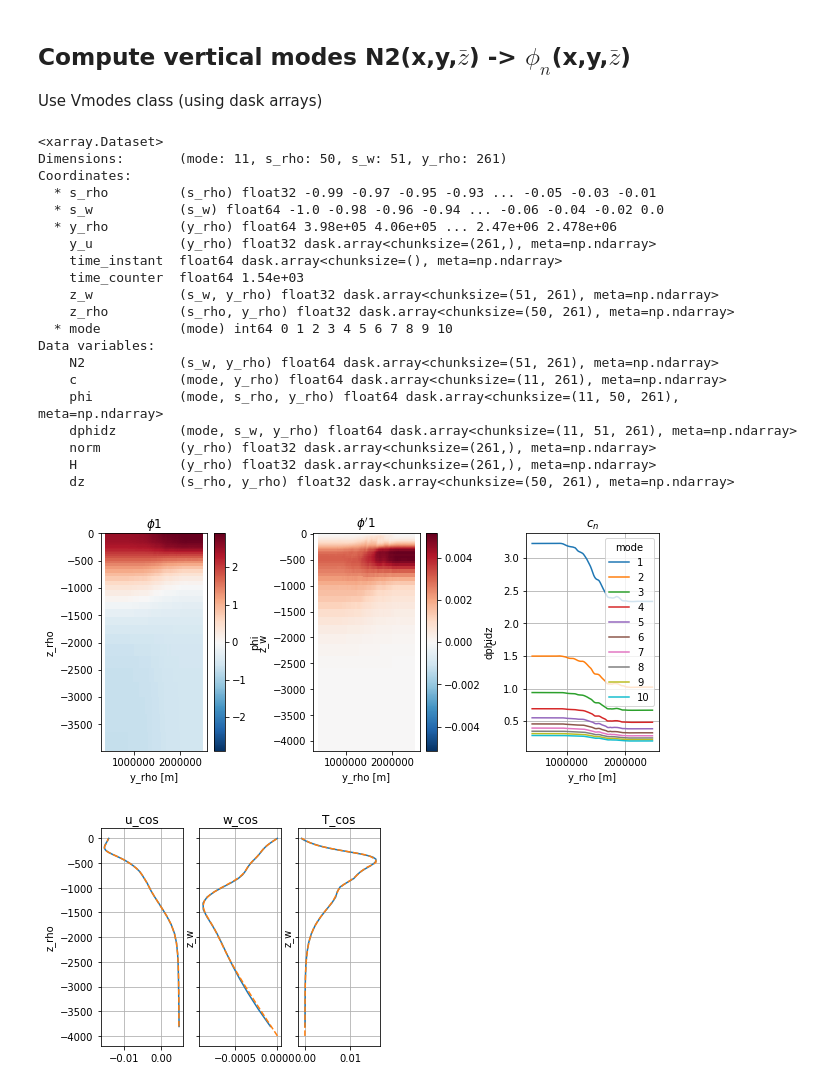
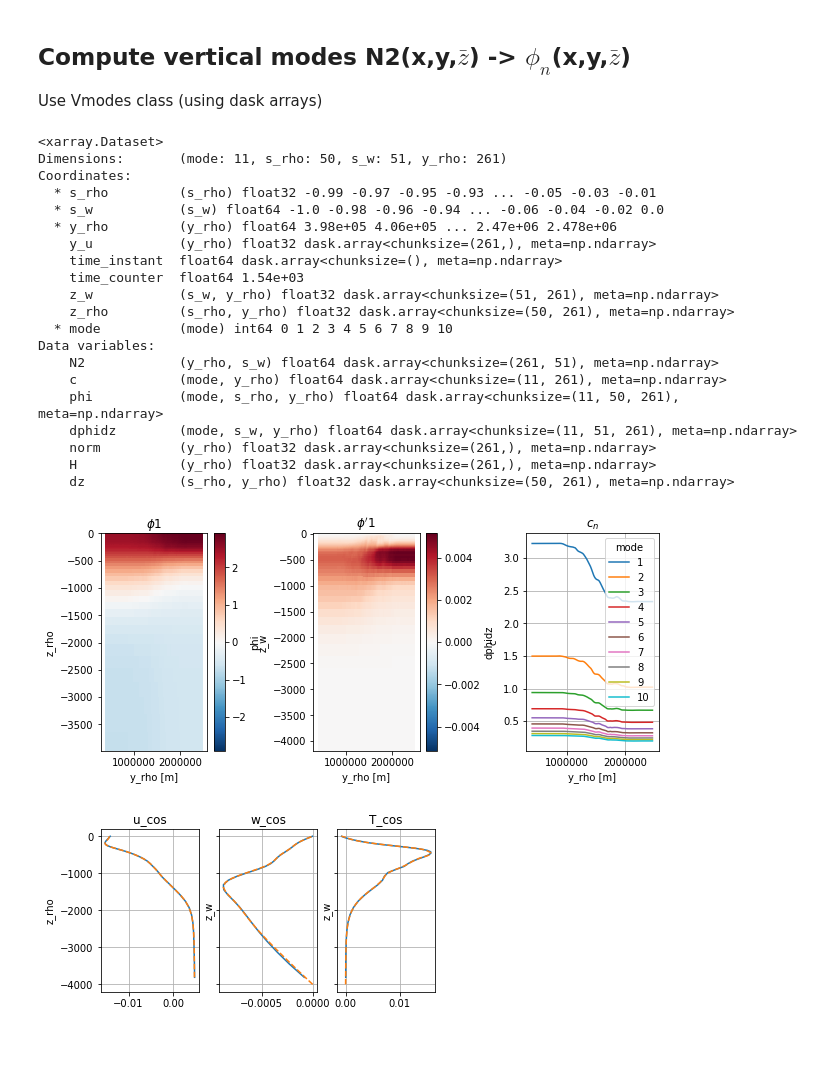
Before and after one commit to slgentil/croco, a Jupyter notebook: tutorials/proj_modes.ipynb, the cells around one changed output. Cells and saved outputs as stored; diff of their text form; code cells hidden in the pictures; blank space fills up the shorter version.

Commit message:
finished projection and reconstruction methods with interpolation and alignment

```diff
--- a/tutorials/proj_modes.ipynb
+++ b/tutorials/proj_modes.ipynb
@@ -33,5 +33,5 @@ client
 # %%
-docal = False # load sub-dataset used in this example and compute mean state or load it from zar
+docal = True # load sub-dataset used in this example and compute mean state or load it from zar
 dosave = True if docal else False # change only first bool
 
 filename = "./proj_mode_data.p"
@@ -77,7 +77,7 @@ if docal:
 
 ### mean T and N2
     z_rho = r.get_z(zeta=ds.ssh_a, vgrid="r", hgrid="r")
-    T_mean = bib.z2zmoy(ds.T_a, z_rho, zr_mean).mean("x_rho") # interpolate on mean grid
+    T_mean = gop.interp2z(zr_mean, z_rho, ds.T_a).mean("x_rho") # interpolate on mean grid
     N2 = r.get_N2(T_mean, zr_mean).chunk({"s_w":-1}) # compute stratif
     N2 = N2.assign_coords(z_w=zw_mean).persist()
 
@@ -91,13 +91,14 @@ if docal:
     ### plot result
     fig, axs = plt.subplots(1, 3, sharex=True, sharey=True, figsize=(10,3))
     ax = axs[0]
-    hpc = np.sqrt(N2).plot(ax=ax)
+    hpc = np.sqrt(N2).plot(ax=ax, y="s_w")
     ax.set_title("N2 (for modes)")
     ax = axs[1]
-    bib.z2zmoy(ds.T_a, z_rho, zr_mean).mean("x_rho").plot(ax=ax)
+    gop.interp2z(zr_mean, z_rho, ds.T_a).mean("x_rho").plot(ax=ax, y="s_rho")
     ax.set_title("B_a, x-avg")
     ax = axs[2]
-    bib.z2zmoy(r.xgrid.interp(ds.u_a, "xi", boundary="fill").chunk({"x_rho":-1}), z_rho, zr_mean).mean("x_rho").plot(ax=ax)
+    gop.interp2z(zr_mean.drop(["time_instant", "time_counter"]), z_rho, r.xgrid.interp(ds.u_a, "xi", boundary="fill")\
+            .chunk({"x_rho":-1})).mean("x_rho").plot(ax=ax, y="s_rho")
     ax.set_title("U_a, x-avg")
 
 ### prep. and save data to zarr
@@ -185,7 +687,7 @@ Coordinates:
     z_rho         (s_rho, y_rho) float32 dask.array<chunksize=(50, 261), meta=np.ndarray>
   * mode          (mode) int64 0 1 2 3 4 5 6 7 8 9 10
 Data variables:
-    N2            (s_w, y_rho) float64 dask.array<chunksize=(51, 261), meta=np.ndarray>
+    N2            (y_rho, s_w) float64 dask.array<chunksize=(261, 51), meta=np.ndarray>
     c             (mode, y_rho) float64 dask.array<chunksize=(11, 261), meta=np.ndarray>
     phi           (mode, s_rho, y_rho) float64 dask.array<chunksize=(11, 50, 261), meta=np.ndarray>
     dphidz        (mode, s_w, y_rho) float64 dask.array<chunksize=(11, 51, 261), meta=np.ndarray>
@@ -194,52 +696,47 @@ Data variables:
     dz            (s_rho, y_rho) float32 dask.array<chunksize=(50, 261), meta=np.ndarray>
 [figure]
 # %%
-### Application: project fields on base of modes
+### Application: project fields on base of modes, then reconstruct and compare with original field
+
 jy, ix = 100, 0
 
-z_rho = r.get_z(zeta=ds.ssh_a,
-                h=r.ds['grid'].h.isel(x_rho=ix),
-                hgrid="r", vgrid="r")
-z_w = r.get_z(zeta=ds.ssh_a,
-              h=r.ds['grid'].h.isel(x_rho=ix),
-              hgrid="r", vgrid="w")
+sds = ds.isel(y_rho=[jy])
+h0 = r.ds['grid'].h.isel(x_rho=ix).sel(y_rho=sds.y_rho)
 
-uu = ds.u_t_cos.assign_coords(z_rho=z_rho)
-#### in the current version, the projection will broadcast the data on the mode shape -> need align
-un = vmodes.project(uu, "p", align=False, zz=z_rho)\
-            .isel(y_rho=jy)\
+z_rho = r.get_z(zeta=sds.ssh_a, h=h0, hgrid="r", vgrid="r")
+z_w = r.get_z(zeta=sds.ssh_a, h=h0, hgrid="r", vgrid="w")
+
+uu = sds.u_t_cos.assign_coords(z_rho=z_rho)
+un = vmodes.project(uu, "p", align=True, zz=True)\
             .rename("un")\
-            .persist() # need to implement align
+            .persist()
 
-ww = ds.w_t_cos.assign_coords(z_rho=z_rho)
-wn = vmodes.project_w(ww, zz=z_rho).isel(y_rho=jy).persist()
+ww = sds.w_t_cos.assign_coords(z_rho=z_rho)
+wn = vmodes.project_w(ww, align=True, zz=True).persist()
 
-bb = ds.T_t_cos.assign_coords(z_rho=z_rho)
-bn = vmodes.project_b(bb, zz=z_rho).isel(y_rho=jy).persist()
+bb = sds.T_t_cos.assign_coords(z_rho=z_rho)
+bn = vmodes.project_b(bb, align=True, zz=z_rho).persist()
 
-fig, axs = plt.subplots(1, 3, figsize=(5,4), sharey=True)
+### plot result
+fig, axs = plt.subplots(1, 3, figsize=(6,3), sharey=True)
 
 ax=axs[0]
-uu.isel(y_rho=jy).plot(y="z_rho", ax=ax, label="true")
+uu.plot(y="z_rho", ax=ax, label="true")
 #(un*vmodes.ds.phi.isel(y_rho=jy)).sum("mode").plot(y="zc", ax=ax, label="reco", linestyle="--")
-vmodes.reconstruct(un, isel=({"y_rho":jy})).plot(y="z_rho", ax=ax, label="reco", linestyle="--")
+vmodes.reconstruct(un).plot(y="z_rho", ax=ax, label="reco", linestyle="--")
 ax.set_title('u_cos')
 
 ax = axs[1]
-ww.isel(y_rho=jy).plot(y="z_rho", ax=ax, label="true")
-#phiw = -vmodes.ds.c**2/vmodes.ds.N2*vmodes.ds.dphidz
-#(wn*phiw).isel(y_rho=jy).sum("mode").plot(y="zf", ax=ax, label="reco", linestyle="--")
-vmodes.reconstruct_w(wn, isel={"y_rho":jy}).plot(y="z_w", ax=ax, label="reco", linestyle="--")
+ww.plot(y="z_rho", ax=ax, label="true")
+vmodes.reconstruct_w(wn).plot(y="z_w", ax=ax, label="reco", linestyle="--")
 ax.set_title('w_cos')
 
 ax = axs[2]
-bb.isel(y_rho=jy).plot(y="z_rho", ax=ax, label="true")
-#phiw = -vmodes.ds.c**2/vmodes.ds.N2*vmodes.ds.dphidz
-#(wn*phiw).isel(y_rho=jy).sum("mode").plot(y="zf", ax=ax, label="reco", linestyle="--")
-vmodes.reconstruct_b(bn, isel={"y_rho":jy}).plot(y="z_w", ax=ax, label="reco", linestyle="--")
+bb.plot(y="z_rho", ax=ax, label="true")
+vmodes.reconstruct_b(bn).plot(y="z_w", ax=ax, label="reco", linestyle="--")
 ax.set_title('T_cos')
 
 for ax in axs:
     ax.grid(True)
 # %% [output]
-[figure, old version]
+[figure, new version]
```
Also changed, not shown: parts of 11 cells of this notebook, 2 other files.
